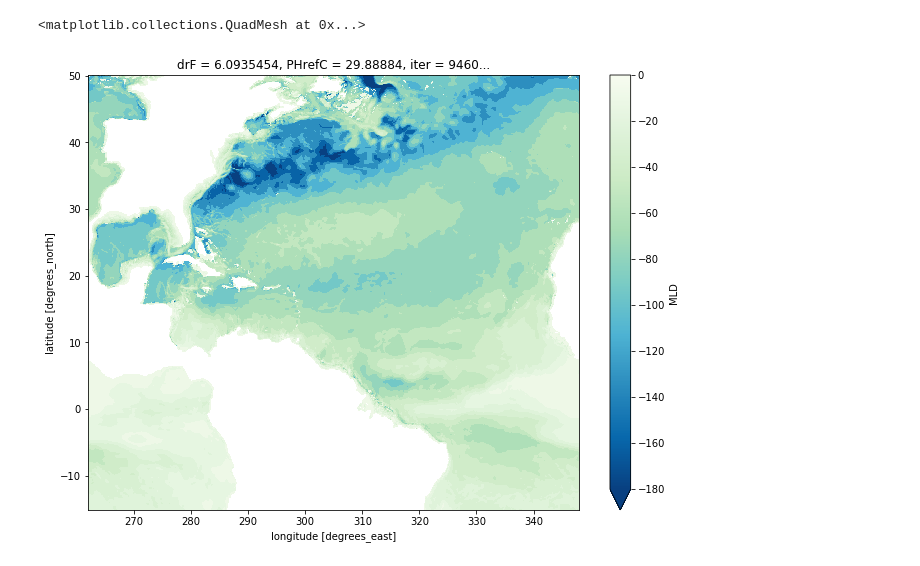
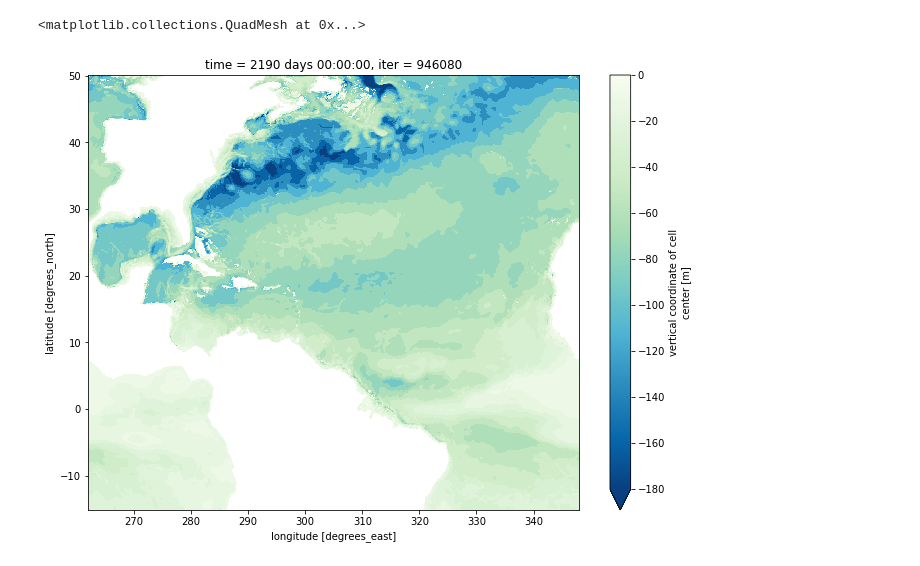
Before and after one commit to roxyboy/TWA_notebooks, a Jupyter notebook: Mixed-layer_depth.ipynb, the cells around one changed output. Drawn from its saved outputs; the diff is of its cells as text; code cells hidden in the pictures.

```diff
--- a/Mixed-layer_depth.ipynb
+++ b/Mixed-layer_depth.ipynb
@@ -23,8 +24,9 @@ ddir = '/tank/topog/tuchida/TWA/'
 # year = 1965
 
 z10 = 1
+dnf = 2160
 grav = 9.81
-nensembs = 5
+nensembs = 1
 Kh = 20.
 K4 = 1e10
 Kr = 1e-5
@@ -96,9 +129,9 @@ function.
 # %%
-xr.open_dataset(op.join(ddir,'1964/MLD_1964.nc')
-               ).MLD.isel(time=0).plot(cmap='GnBu_r', vmin=-180, vmax=0, figsize=(11,8))
+xr.open_dataset(op.join(ddir,'1964/MLD_adjusted_0000946080.nc')
+               ).MLD.plot(cmap='GnBu_r', vmin=-180, vmax=0, figsize=(11,8))
 # %% [output]
 <matplotlib.collections.QuadMesh at 0x...>
-[figure, old version]
+[figure, new version]
 # %%
 for year in range(1963,1968):
     if year == 1963:
```
Also changed, not shown: parts of 7 cells of this notebook, 21 other files.
